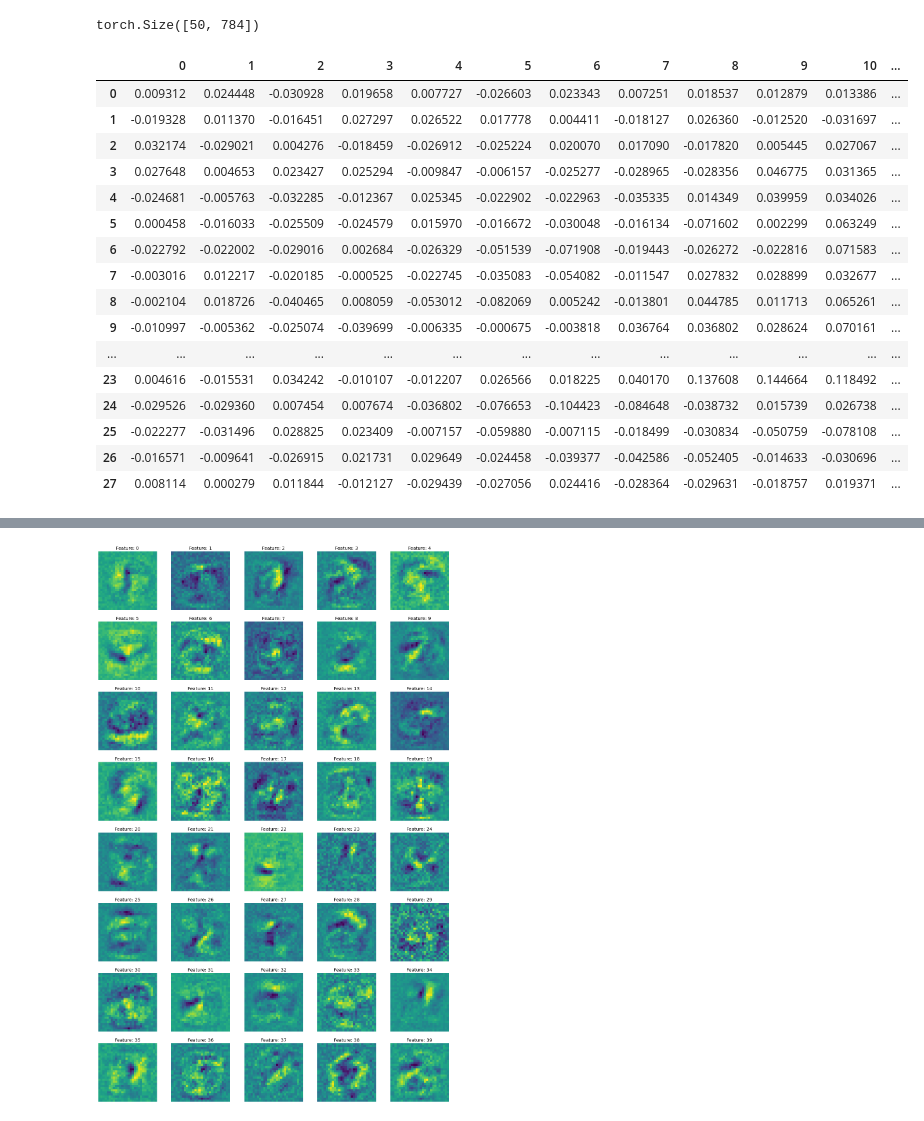
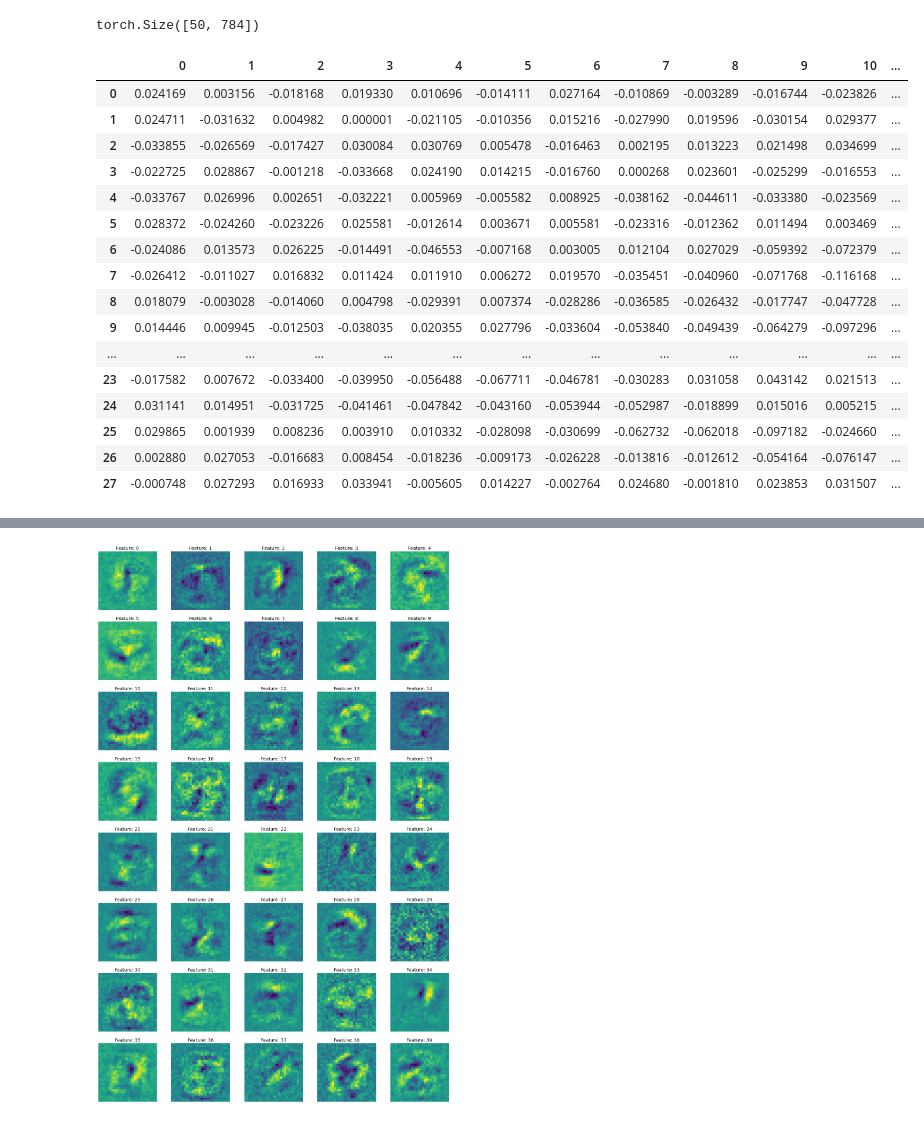
Before and after one commit to victor-vargas2009/gamescode, a Jupyter notebook: _notebooks/2021-05-08-The-MNIST-Experiment.ipynb, the cells around one changed output, grey strips where cells are left out. Cells and saved outputs as stored; diff of their text form; code cells hidden in the pictures.

```diff
--- a/_notebooks/2021-05-08-The-MNIST-Experiment.ipynb
+++ b/_notebooks/2021-05-08-The-MNIST-Experiment.ipynb
@@ -413,23 +420,23 @@ torch.Size([50, 784])
 # %%
 #hide_output
 # We can also render a feature using pandas and do it on a grey scale
-df2 = pd.DataFrame(w[10].view(28,28))
-df2.style.set_properties(**{'font-size':'1pt'}).background_gradient('Greys')
+df2 = pd.DataFrame(w[1].view(28,28)*-1)
+df2.style.set_properties(**{'font-size':'1pt'}).background_gradient('Greens')
 # %% [output]
 |  | 0 | 1 | 2 | 3 | 4 | 5 | 6 | 7 | 8 | 9 | 10 | ... |
-| 0 | 0.009312 | 0.024448 | -0.030928 | 0.019658 | 0.007727 | -0.026603 | 0.023343 | 0.007251 | 0.018537 | 0.012879 | 0.013386 | ... |
-| 1 | -0.019328 | 0.011370 | -0.016451 | 0.027297 | 0.026522 | 0.017778 | 0.004411 | -0.018127 | 0.026360 | -0.012520 | -0.031697 | ... |
-| 2 | 0.032174 | -0.029021 | 0.004276 | -0.018459 | -0.026912 | -0.025224 | 0.020070 | 0.017090 | -0.017820 | 0.005445 | 0.027067 | ... |
-| 3 | 0.027648 | 0.004653 | 0.023427 | 0.025294 | -0.009847 | -0.006157 | -0.025277 | -0.028965 | -0.028356 | 0.046775 | 0.031365 | ... |
-| 4 | -0.024681 | -0.005763 | -0.032285 | -0.012367 | 0.025345 | -0.022902 | -0.022963 | -0.035335 | 0.014349 | 0.039959 | 0.034026 | ... |
-| 5 | 0.000458 | -0.016033 | -0.025509 | -0.024579 | 0.015970 | -0.016672 | -0.030048 | -0.016134 | -0.071602 | 0.002299 | 0.063249 | ... |
-| 6 | -0.022792 | -0.022002 | -0.029016 | 0.002684 | -0.026329 | -0.051539 | -0.071908 | -0.019443 | -0.026272 | -0.022816 | 0.071583 | ... |
-| 7 | -0.003016 | 0.012217 | -0.020185 | -0.000525 | -0.022745 | -0.035083 | -0.054082 | -0.011547 | 0.027832 | 0.028899 | 0.032677 | ... |
-| 8 | -0.002104 | 0.018726 | -0.040465 | 0.008059 | -0.053012 | -0.082069 | 0.005242 | -0.013801 | 0.044785 | 0.011713 | 0.065261 | ... |
-| 9 | -0.010997 | -0.005362 | -0.025074 | -0.039699 | -0.006335 | -0.000675 | -0.003818 | 0.036764 | 0.036802 | 0.028624 | 0.070161 | ... |
+| 0 | 0.024169 | 0.003156 | -0.018168 | 0.019330 | 0.010696 | -0.014111 | 0.027164 | -0.010869 | -0.003289 | -0.016744 | -0.023826 | ... |
+| 1 | 0.024711 | -0.031632 | 0.004982 | 0.000001 | -0.021105 | -0.010356 | 0.015216 | -0.027990 | 0.019596 | -0.030154 | 0.029377 | ... |
+| 2 | -0.033855 | -0.026569 | -0.017427 | 0.030084 | 0.030769 | 0.005478 | -0.016463 | 0.002195 | 0.013223 | 0.021498 | 0.034699 | ... |
+| 3 | -0.022725 | 0.028867 | -0.001218 | -0.033668 | 0.024190 | 0.014215 | -0.016760 | 0.000268 | 0.023601 | -0.025299 | -0.016553 | ... |
+| 4 | -0.033767 | 0.026996 | 0.002651 | -0.032221 | 0.005969 | -0.005582 | 0.008925 | -0.038162 | -0.044611 | -0.033380 | -0.023569 | ... |
+| 5 | 0.028372 | -0.024260 | -0.023226 | 0.025581 | -0.012614 | 0.003671 | 0.005581 | -0.023316 | -0.012362 | 0.011494 | 0.003469 | ... |
+| 6 | -0.024086 | 0.013573 | 0.026225 | -0.014491 | -0.046553 | -0.007168 | 0.003005 | 0.012104 | 0.027029 | -0.059392 | -0.072379 | ... |
+| 7 | -0.026412 | -0.011027 | 0.016832 | 0.011424 | 0.011910 | 0.006272 | 0.019570 | -0.035451 | -0.040960 | -0.071768 | -0.116168 | ... |
+| 8 | 0.018079 | -0.003028 | -0.014060 | 0.004798 | -0.029391 | 0.007374 | -0.028286 | -0.036585 | -0.026432 | -0.017747 | -0.047728 | ... |
+| 9 | 0.014446 | 0.009945 | -0.012503 | -0.038035 | 0.020355 | 0.027796 | -0.033604 | -0.053840 | -0.049439 | -0.064279 | -0.097296 | ... |
 | ... | ... | ... | ... | ... | ... | ... | ... | ... | ... | ... | ... | ... |
-| 23 | 0.004616 | -0.015531 | 0.034242 | -0.010107 | -0.012207 | 0.026566 | 0.018225 | 0.040170 | 0.137608 | 0.144664 | 0.118492 | ... |
-| 24 | -0.029526 | -0.029360 | 0.007454 | 0.007674 | -0.036802 | -0.076653 | -0.104423 | -0.084648 | -0.038732 | 0.015739 | 0.026738 | ... |
-| 25 | -0.022277 | -0.031496 | 0.028825 | 0.023409 | -0.007157 | -0.059880 | -0.007115 | -0.018499 | -0.030834 | -0.050759 | -0.078108 | ... |
-| 26 | -0.016571 | -0.009641 | -0.026915 | 0.021731 | 0.029649 | -0.024458 | -0.039377 | -0.042586 | -0.052405 | -0.014633 | -0.030696 | ... |
-| 27 | 0.008114 | 0.000279 | 0.011844 | -0.012127 | -0.029439 | -0.027056 | 0.024416 | -0.028364 | -0.029631 | -0.018757 | 0.019371 | ... |
+| 23 | -0.017582 | 0.007672 | -0.033400 | -0.039950 | -0.056488 | -0.067711 | -0.046781 | -0.030283 | 0.031058 | 0.043142 | 0.021513 | ... |
+| 24 | 0.031141 | 0.014951 | -0.031725 | -0.041461 | -0.047842 | -0.043160 | -0.053944 | -0.052987 | -0.018899 | 0.015016 | 0.005215 | ... |
+| 25 | 0.029865 | 0.001939 | 0.008236 | 0.003910 | 0.010332 | -0.028098 | -0.030699 | -0.062732 | -0.062018 | -0.097182 | -0.024660 | ... |
+| 26 | 0.002880 | 0.027053 | -0.016683 | 0.008454 | -0.018236 | -0.009173 | -0.026228 | -0.013816 | -0.012612 | -0.054164 | -0.076147 | ... |
+| 27 | -0.000748 | 0.027293 | 0.016933 | 0.033941 | -0.005605 | 0.014227 | -0.002764 | 0.024680 | -0.001810 | 0.023853 | 0.031507 | ... |
```
Also changed, not shown: parts of 10 cells of this notebook, 4 other files.
